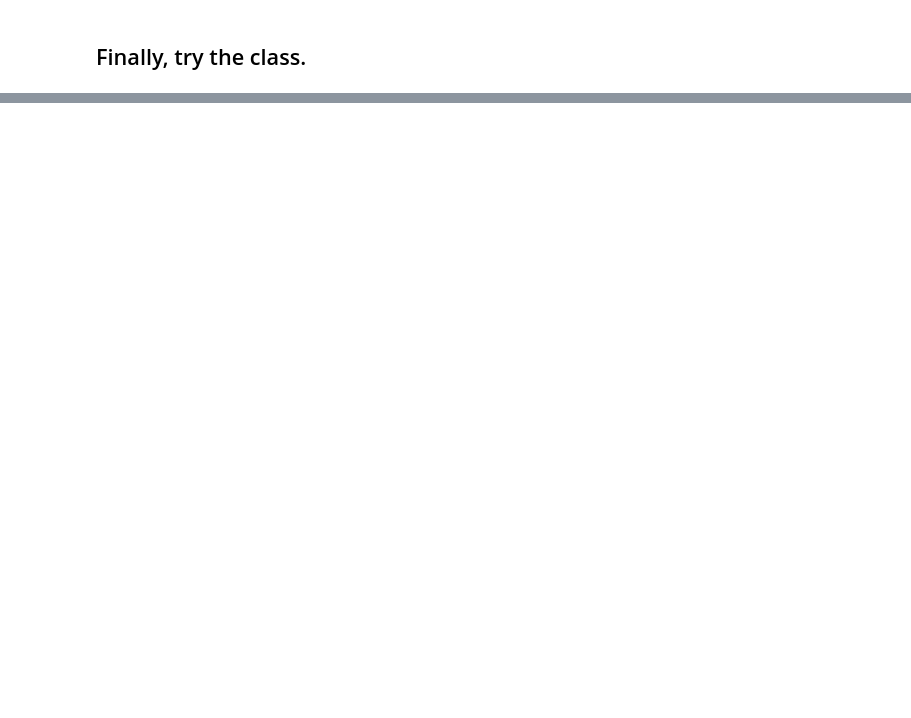
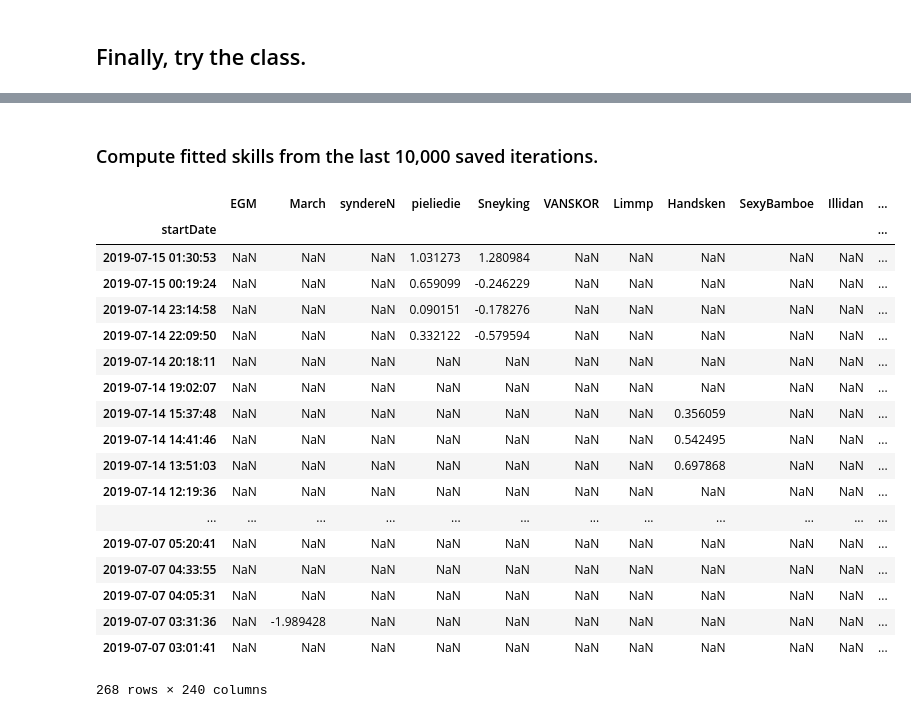
Before and after one commit to yl3/dota2, a Jupyter notebook: notebooks/01-test_gp.20190717.ipynb, the cells around one changed output, grey strips where cells are left out. Cells and saved outputs as stored; diff of their text form; code cells hidden in the pictures; blank space fills up the shorter version.

```diff
--- a/notebooks/01-test_gp.20190717.ipynb
+++ b/notebooks/01-test_gp.20190717.ipynb
@@ -131,0 +196,2 @@ gp = gp.SkillsGP(players_mat_f.values, matches.startTimestamp[matches_f_idx],
+# %% [markdown]
+### Compute fitted skills from the last 10,000 saved iterations.
@@ -131,0 +212,22 @@ gp = gp.SkillsGP(players_mat_f.values, matches.startTimestamp[matches_f_idx],
+# %%
+fitted_skills
+# %% [output]
+|  | EGM | March | syndereN | pieliedie | Sneyking | VANSKOR | Limmp | Handsken | SexyBamboe | Illidan | ... |
+| startDate |  |  |  |  |  |  |  |  |  |  | ... |
+| 2019-07-15 01:30:53 | NaN | NaN | NaN | 1.031273 | 1.280984 | NaN | NaN | NaN | NaN | NaN | ... |
+| 2019-07-15 00:19:24 | NaN | NaN | NaN | 0.659099 | -0.246229 | NaN | NaN | NaN | NaN | NaN | ... |
+| 2019-07-14 23:14:58 | NaN | NaN | NaN | 0.090151 | -0.178276 | NaN | NaN | NaN | NaN | NaN | ... |
+| 2019-07-14 22:09:50 | NaN | NaN | NaN | 0.332122 | -0.579594 | NaN | NaN | NaN | NaN | NaN | ... |
+| 2019-07-14 20:18:11 | NaN | NaN | NaN | NaN | NaN | NaN | NaN | NaN | NaN | NaN | ... |
+| 2019-07-14 19:02:07 | NaN | NaN | NaN | NaN | NaN | NaN | NaN | NaN | NaN | NaN | ... |
+| 2019-07-14 15:37:48 | NaN | NaN | NaN | NaN | NaN | NaN | NaN | 0.356059 | NaN | NaN | ... |
+| 2019-07-14 14:41:46 | NaN | NaN | NaN | NaN | NaN | NaN | NaN | 0.542495 | NaN | NaN | ... |
+| 2019-07-14 13:51:03 | NaN | NaN | NaN | NaN | NaN | NaN | NaN | 0.697868 | NaN | NaN | ... |
+| 2019-07-14 12:19:36 | NaN | NaN | NaN | NaN | NaN | NaN | NaN | NaN | NaN | NaN | ... |
+| ... | ... | ... | ... | ... | ... | ... | ... | ... | ... | ... | ... |
+| 2019-07-07 05:20:41 | NaN | NaN | NaN | NaN | NaN | NaN | NaN | NaN | NaN | NaN | ... |
+| 2019-07-07 04:33:55 | NaN | NaN | NaN | NaN | NaN | NaN | NaN | NaN | NaN | NaN | ... |
+| 2019-07-07 04:05:31 | NaN | NaN | NaN | NaN | NaN | NaN | NaN | NaN | NaN | NaN | ... |
+| 2019-07-07 03:31:36 | NaN | -1.989428 | NaN | NaN | NaN | NaN | NaN | NaN | NaN | NaN | ... |
+| 2019-07-07 03:01:41 | NaN | NaN | NaN | NaN | NaN | NaN | NaN | NaN | NaN | NaN | ... |
+268 rows × 240 columns
```
Also changed, not shown: parts of 25 cells of this notebook, 2 other files.
